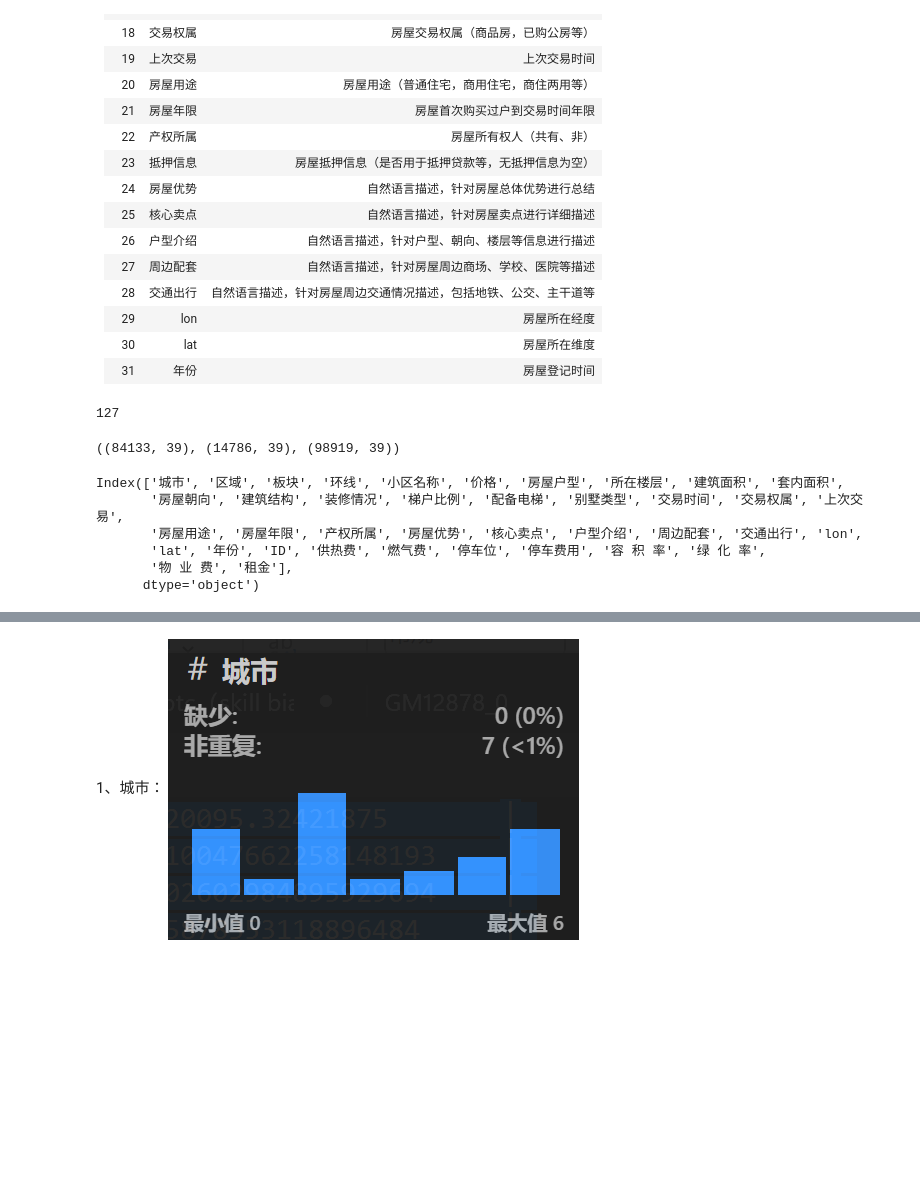
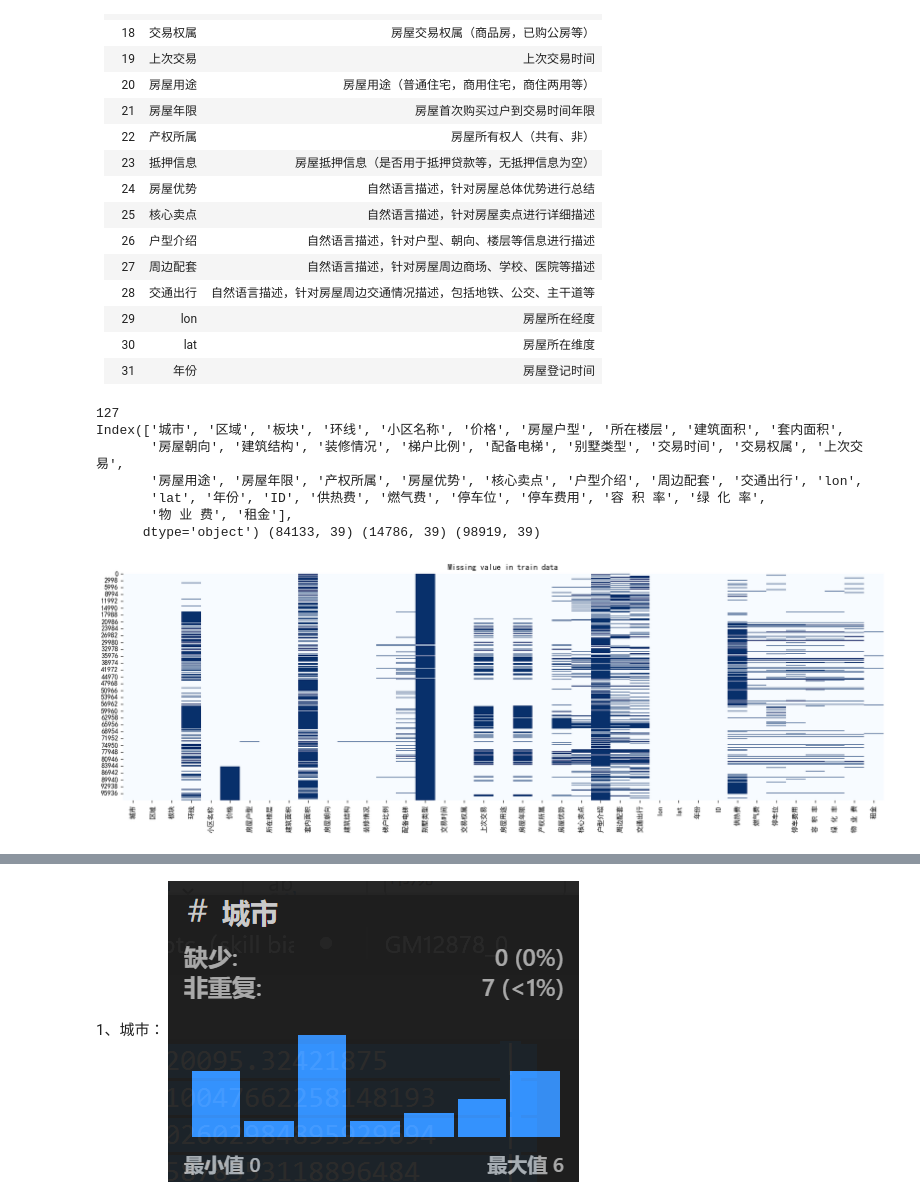
Before and after one commit to Quant-of-Renmin-University/QuantEcon2025_RUC, a Jupyter notebook: Homework/eng/2023200660/Mid-Term-Proj/Data.ipynb, the cells around one changed output, grey strips where cells are left out. Saved outputs shown, nothing was run; the diff lists cells and outputs as text; code cells hidden in the pictures; blank space fills up the shorter version.

```diff
--- a/Homework/eng/2023200660/Mid-Term-Proj/Data.ipynb
+++ b/Homework/eng/2023200660/Mid-Term-Proj/Data.ipynb
@@ -33,53 +33,69 @@
 | 30 | lat | 房屋所在维度 |
 | 31 | 年份 | 房屋登记时间 |
 # %%
+import re
+import jieba
 import pandas as pd
 import numpy as np
 import matplotlib.pyplot as plt
 import seaborn as sns
 from scipy.stats import norm
+import geopandas as gpd
+from shapely.geometry import Point
+from sklearn.feature_extraction.text import TfidfVectorizer
 
-train_file = 'ruc_Class25Q1_train.csv'
-test_file = 'ruc_Class25Q1_test.csv'
-rent_file = 'ruc_Class25Q1_rent.csv'
-details_file = 'ruc_Class25Q1_details.csv'
+from sklearn.model_selection import train_test_split, cross_validate
+from sklearn.linear_model import LinearRegression, Lasso, Ridge, ElasticNet
+from sklearn.metrics import mean_squared_error, mean_absolute_error, median_absolute_error
+from sklearn.preprocessing import MinMaxScaler
+import warnings
+# 解决中文显示问题
+plt.rcParams['font.sans-serif'] = ['SimHei']
+plt.rcParams['axes.unicode_minus'] = False
+warnings.filterwarnings("ignore")
+
+train_file = 'data/ruc_Class25Q1_train.csv'
+test_file = 'data/ruc_Class25Q1_test.csv'
+rent_file = 'data/ruc_Class25Q1_rent.csv'
+details_file = 'data/ruc_Class25Q1_details.csv'
 rent_df = pd.read_csv(rent_file);rent_df['租金']=rent_df['价格']
 details_df = pd.read_csv(details_file)
 train_df = pd.read_csv(train_file)
 test_df = pd.read_csv(test_file)
 
 test_df = test_df.drop(columns=['抵押信息'])
 train_df['ID'] = -1
 # 检查重复的小区名称
 print(details_df['名称'].duplicated().sum())
 # 如果有重复，去重
 details_df = details_df.drop_duplicates(subset=['名称'])
 rent_df = rent_df.drop_duplicates(subset=['小区名称'])
 
 temp1 = details_df[["名称", "供热费", "燃气费", "停车位", "停车费用", "容 积 率", "绿 化 率", "物 业 费"]]
 train_df = pd.merge(train_df, temp1, left_on="小区名称", right_on="名称", how="left")
 test_df = pd.merge(test_df, temp1, left_on="小区名称", right_on="名称", how="left")
 train_df.drop(["名称"], axis=1, inplace=True)
 test_df.drop(["名称"], axis=1, inplace=True)
 temp2 = rent_df[["小区名称", "租金"]]
 train_df = pd.merge(train_df, temp2, on="小区名称", how="left")
 test_df = pd.merge(test_df, temp2, on="小区名称", how="left")
 
 
 df = pd.concat([train_df, test_df], ignore_index=True)
 df = df.drop(['Unnamed: 0'], axis=1)
 train_df = df[df['ID'] == -1]
 pred_df = df[df['ID'] != -1]
-train_df.shape, pred_df.shape,df.shape
+print(df.columns,train_df.shape, pred_df.shape,df.shape)
+plt.figure(figsize=(20, 6))
+sns.heatmap(df.isnull(), cmap='Blues', cbar=False)
+plt.title("Missing value in train data")
+plt.show()
 # %% [output]
 127
+Index(['城市', '区域', '板块', '环线', '小区名称', '价格', '房屋户型', '所在楼层', '建筑面积', '套内面积',
+       '房屋朝向', '建筑结构', '装修情况', '梯户比例', '配备电梯', '别墅类型', '交易时间', '交易权属', '上次交易',
+       '房屋用途', '房屋年限', '产权所属', '房屋优势', '核心卖点', '户型介绍', '周边配套', '交通出行', 'lon',
+       'lat', '年份', 'ID', '供热费', '燃气费', '停车位', '停车费用', '容 积 率', '绿 化 率',
+       '物 业 费', '租金'],
+      dtype='object') (84133, 39) (14786, 39) (98919, 39)
-((84133, 39), (14786, 39), (98919, 39))
+[figure, added]
-# %%
-df.columns
-# %% [output]
-Index(['城市', '区域', '板块', '环线', '小区名称', '价格', '房屋户型', '所在楼层', '建筑面积', '套内面积',
-       '房屋朝向', '建筑结构', '装修情况', '梯户比例', '配备电梯', '别墅类型', '交易时间', '交易权属', '上次交易',
-       '房屋用途', '房屋年限', '产权所属', '房屋优势', '核心卖点', '户型介绍', '周边配套', '交通出行', 'lon',
-       'lat', '年份', 'ID', '供热费', '燃气费', '停车位', '停车费用', '容 积 率', '绿 化 率',
-       '物 业 费', '租金'],
-      dtype='object')
```
Also changed, not shown: parts of 17 cells of this notebook, 1 other file.
